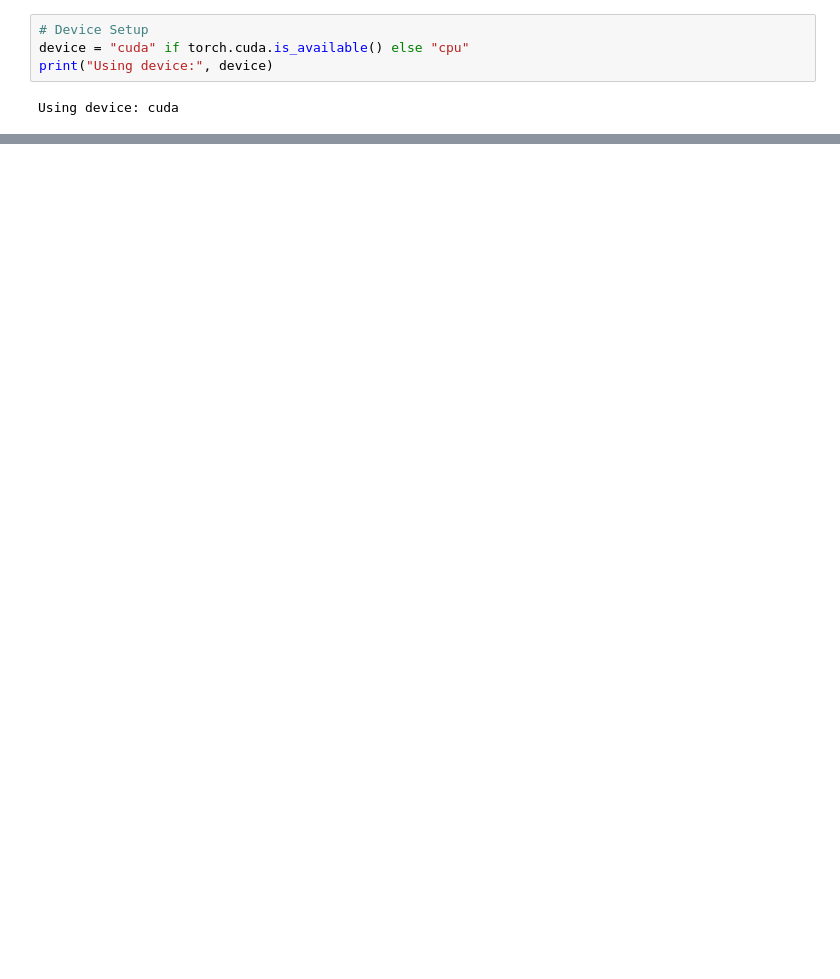
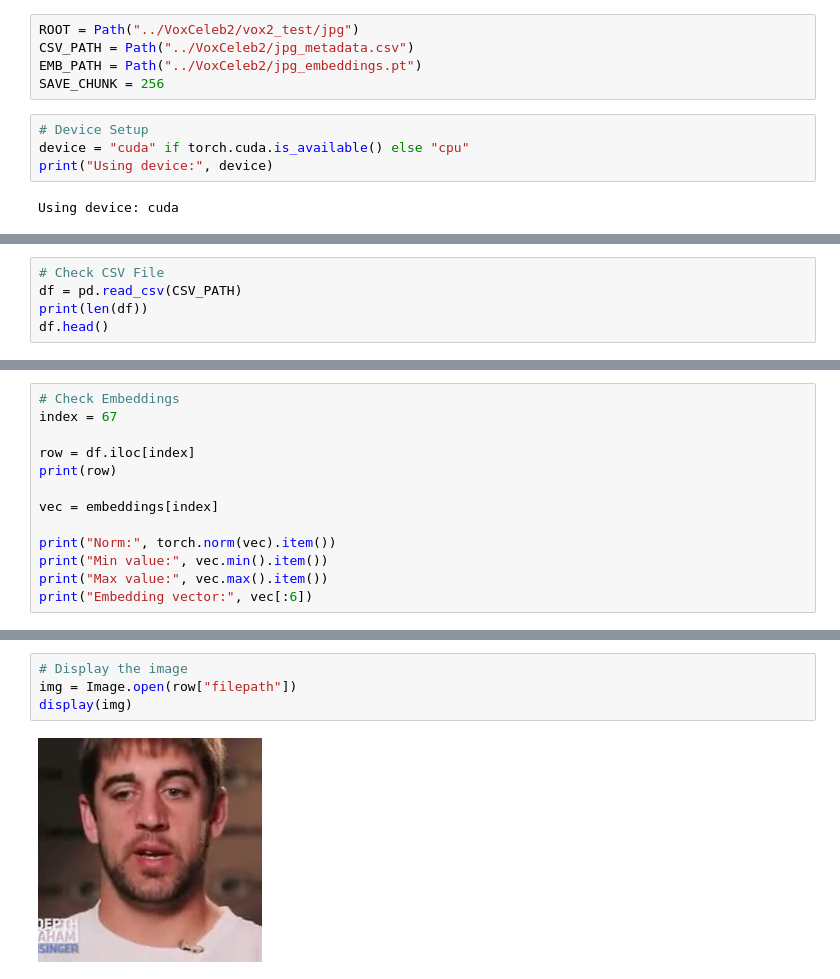
Before and after one commit to JerryHeHQ/face2voice, a Jupyter notebook: get_face_embeddings.ipynb, the cells around one changed output, grey strips where cells are left out. Saved outputs shown, nothing was run; the diff lists cells and outputs as text; blank space fills up the shorter version.

Commit message:
feat: added dataset support for face embedding component for data preprocessing

```diff
--- a/get_face_embeddings.ipynb
+++ b/get_face_embeddings.ipynb
@@ -15,3 +22,8 @@ import torchvision.transforms as T
+# %%
+ROOT = Path("../VoxCeleb2/vox2_test/jpg")
+CSV_PATH = Path("../VoxCeleb2/jpg_metadata.csv")
+EMB_PATH = Path("../VoxCeleb2/jpg_embeddings.pt")
+SAVE_CHUNK = 256
 # %%
 # Device Setup
 device = "cuda" if torch.cuda.is_available() else "cpu"
@@ -119,0 +136,5 @@ tensor([[ 1.9267e-02, -6.2522e-02, -2.7900e-02, -1.3280e-02,  2.8392e-02,
+# %%
+# Check CSV File
+df = pd.read_csv(CSV_PATH)
+print(len(df))
+df.head()
@@ -119,0 +159,13 @@ tensor([[ 1.9267e-02, -6.2522e-02, -2.7900e-02, -1.3280e-02,  2.8392e-02,
+# %%
+# Check Embeddings
+index = 67
+
+row = df.iloc[index]
+print(row)
+
+vec = embeddings[index]
+
+print("Norm:", torch.norm(vec).item())
+print("Min value:", vec.min().item())
+print("Max value:", vec.max().item())
+print("Embedding vector:", vec[:6])
@@ -119,0 +183,6 @@ tensor([[ 1.9267e-02, -6.2522e-02, -2.7900e-02, -1.3280e-02,  2.8392e-02,
+# %%
+# Display the image
+img = Image.open(row["filepath"])
+display(img)
+# %% [output]
+[figure, added]
```
Also changed, not shown: parts of 16 cells of this notebook.
